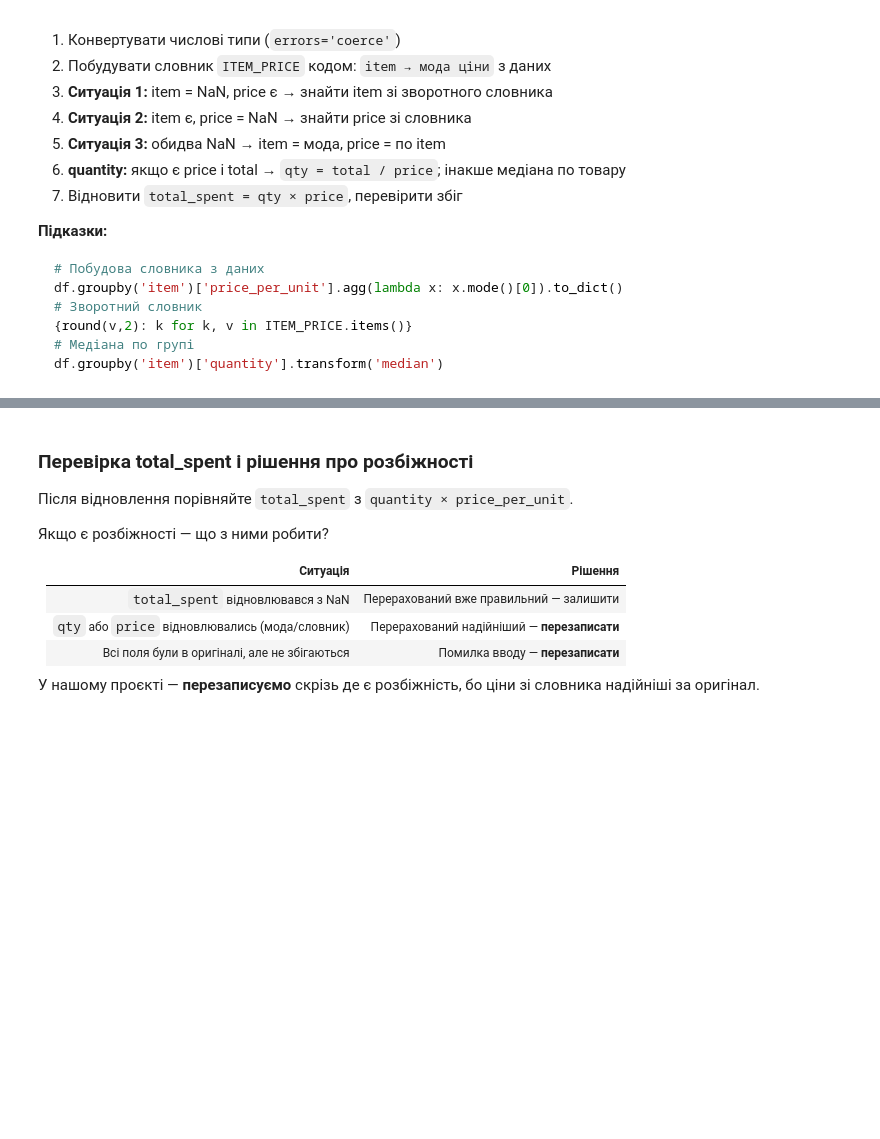
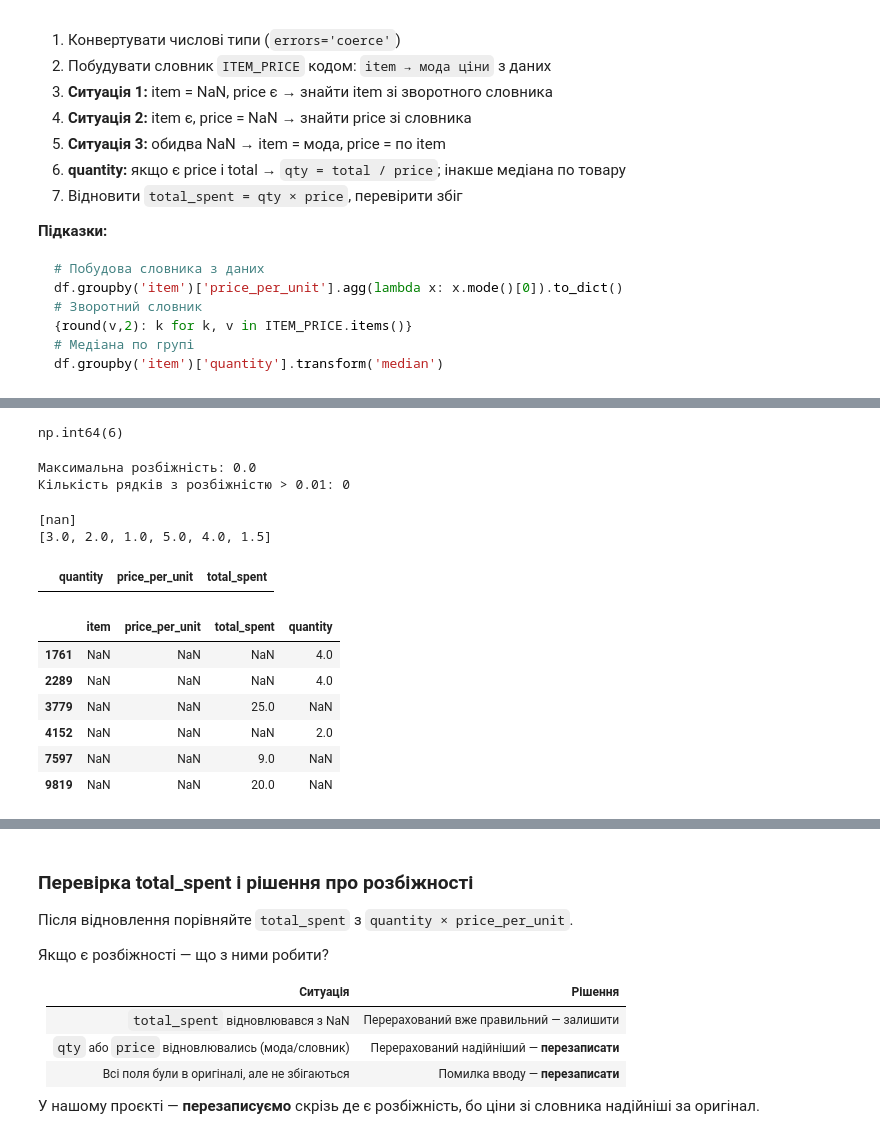
Before and after one commit to T-Svitlichna/Analysis_Cafe_Sales, a Jupyter notebook: Clean_new_cafe_eda_workbook_version2.ipynb, the cells around one changed output, grey strips where cells are left out. Drawn from its saved outputs; the diff is of its cells as text; code cells hidden in the pictures; blank space fills up the shorter version.

```diff
--- a/Clean_new_cafe_eda_workbook_version2.ipynb
+++ b/Clean_new_cafe_eda_workbook_version2.ipynb
@@ -444,0 +557,33 @@ df['total_spent'].fillna(df['total_spent'].median(), inplace=True)
+# %%
+df.item.isna().sum()
+# %% [output]
+np.int64(6)
+# %%
+diff = (df["quantity"] * df["price_per_unit"] - df["total_spent"]).abs()
+print("Максимальна розбіжність:", diff.max())
+print("Кількість рядків з розбіжністю > 0.01:", (diff > 0.01).sum())
+# %% [output]
+Максимальна розбіжність: 0.0
+Кількість рядків з розбіжністю > 0.01: 0
+# %%
+test_prices = df.loc[df["item"].isna(), "price_per_unit"]
+print(test_prices.unique())
+print(list(price_item.keys()))
+# %% [output]
+[nan]
+[3.0, 2.0, 1.0, 5.0, 4.0, 1.5]
+# %%
+mask_diff = (df["quantity"] * df["price_per_unit"] - df["total_spent"]).abs() > 0.01
+df.loc[mask_diff, ["quantity", "price_per_unit", "total_spent"]]
+# %% [output]
+|  | quantity | price_per_unit | total_spent |
+# %%
+df.loc[df["item"].isna(), ["item", "price_per_unit", "total_spent", "quantity"]]
+# %% [output]
+|  | item | price_per_unit | total_spent | quantity |
+| 1761 | NaN | NaN | NaN | 4.0 |
+| 2289 | NaN | NaN | NaN | 4.0 |
+| 3779 | NaN | NaN | 25.0 | NaN |
+| 4152 | NaN | NaN | NaN | 2.0 |
+| 7597 | NaN | NaN | 9.0 | NaN |
+| 9819 | NaN | NaN | 20.0 | NaN |
```
Also changed, not shown: parts of 44 cells of this notebook.
